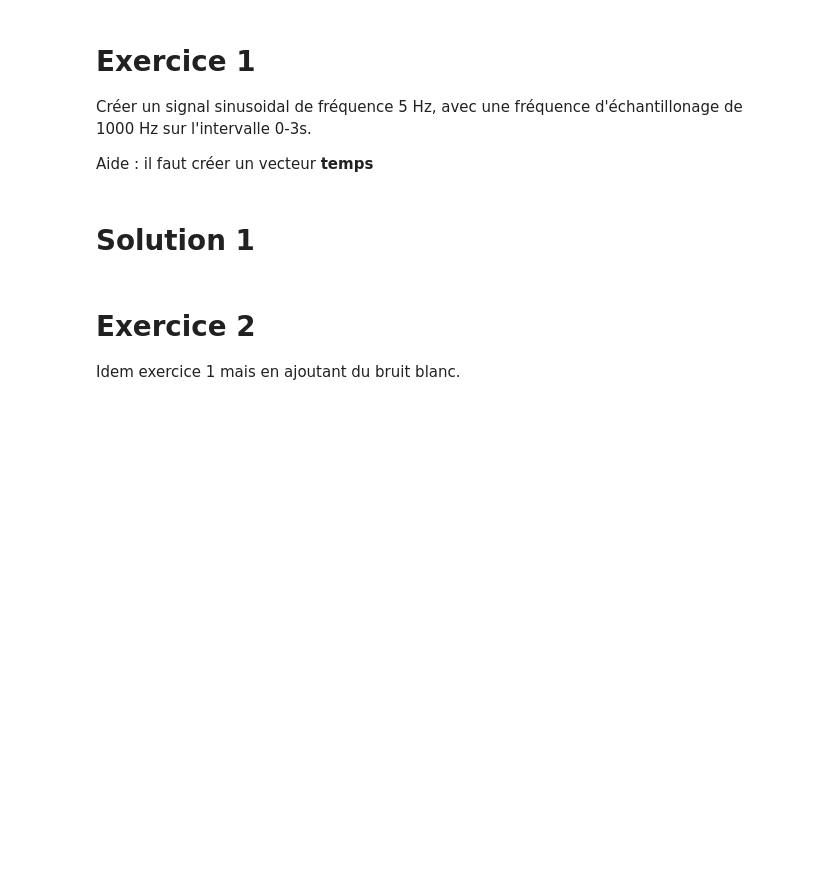
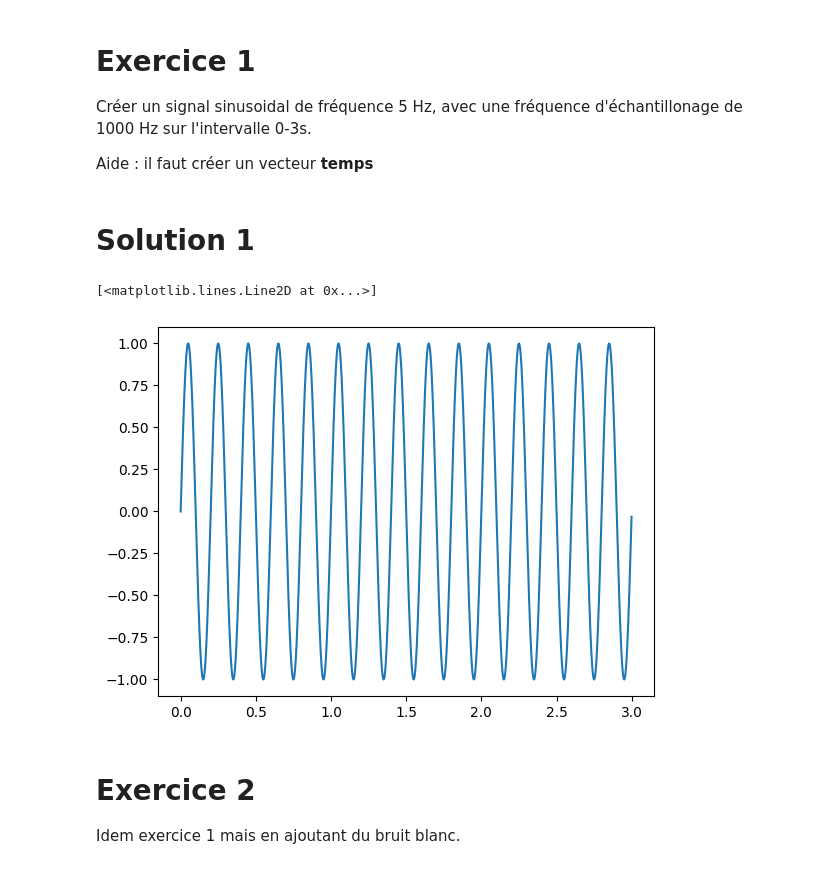
Before and after one commit to crnl-lab/Formation_2025_Python_data_analyse, a Jupyter notebook: notebooks/matplotlib_base.ipynb, the cells around one changed output. Cells and saved outputs as stored; diff of their text form; code cells hidden in the pictures; blank space fills up the shorter version.

```diff
--- a/notebooks/matplotlib_base.ipynb
+++ b/notebooks/matplotlib_base.ipynb
@@ -141,6 +195,19 @@ Créer un signal sinusoidal de fréquence 5 Hz, avec une fréquence d'échantil
 Aide : il faut créer un vecteur **temps**
 # %% [markdown]
 # Solution 1
+# %%
+freq = 5.
+sample_rate = 1000.
+duration = 3.
+times = np.arange(0, duration, 1/sample_rate)
+
+sig = np.sin(times * 2 * np.pi * freq)
+
+fig, ax = plt.subplots()
+ax.plot(times, sig)
+# %% [output]
+[<matplotlib.lines.Line2D at 0x...>]
+[figure, added]
 # %% [markdown]
 # Exercice 2
 
```
Also changed, not shown: parts of 15 cells of this notebook, 2 other files.
